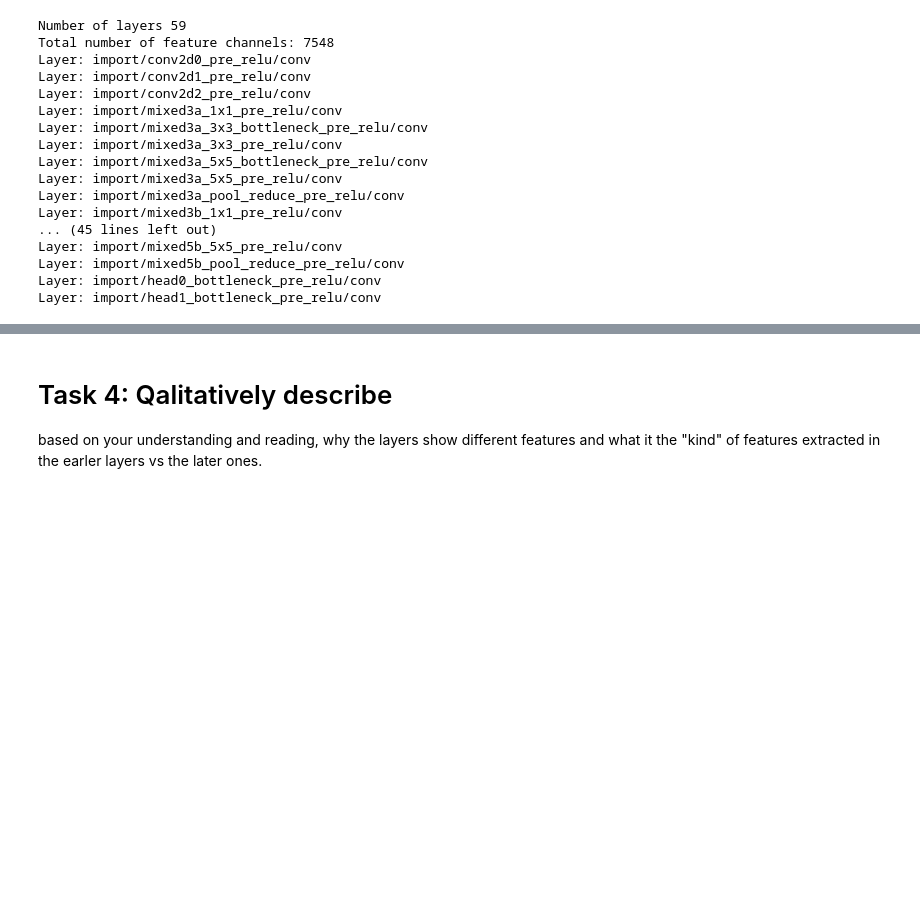
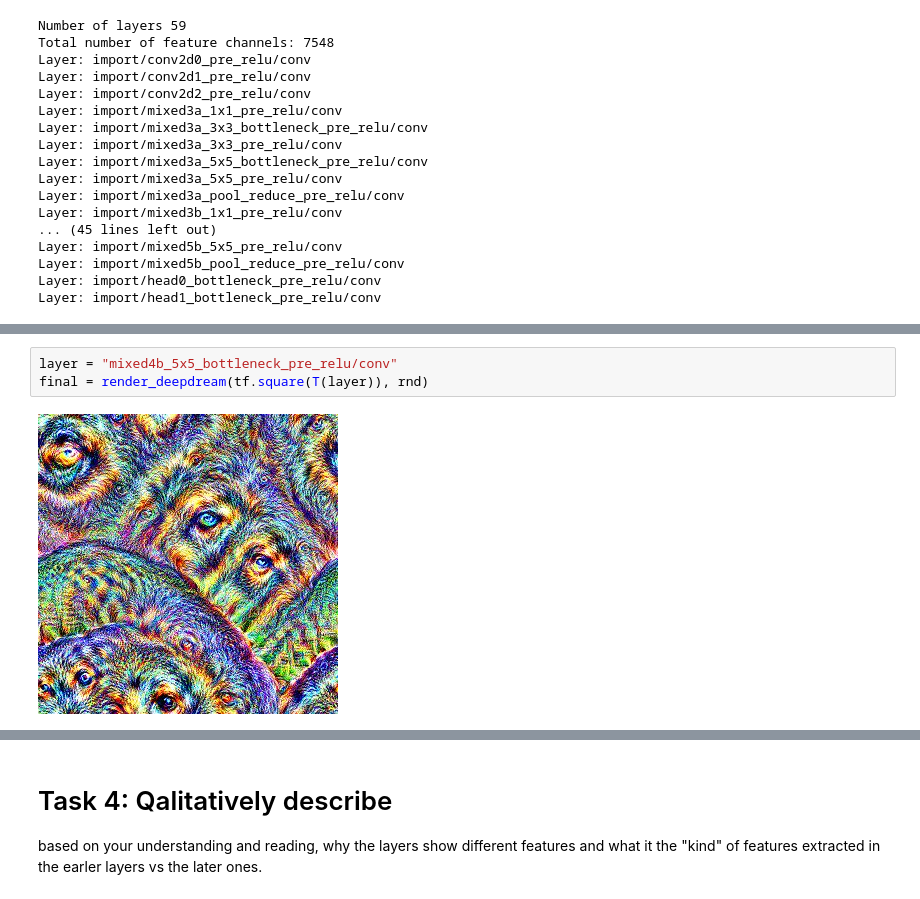
Before and after one commit to TJTomas/DSPS_TTomaszewski, a Jupyter notebook: HW10/Tomaszewski_DSPS2025_deepdream.ipynb, the cells around one changed output, grey strips where cells are left out. Saved outputs shown, nothing was run; the diff lists cells and outputs as text; blank space fills up the shorter version.

```diff
--- a/HW10/Tomaszewski_DSPS2025_deepdream.ipynb
+++ b/HW10/Tomaszewski_DSPS2025_deepdream.ipynb
@@ -212,3 +230,8 @@ final = render_deepdream(tf.square(T(layer)), rnd)
+# %%
+layer = "mixed4b_5x5_bottleneck_pre_relu/conv"
+final = render_deepdream(tf.square(T(layer)), rnd)
+# %% [output]
+[figure, added]
 # %%
 layer = "mixed5a_pool_reduce_pre_relu"
 final = render_deepdream(tf.square(T(layer)), rnd)
```
Also changed, not shown: parts of 22 cells of this notebook.
